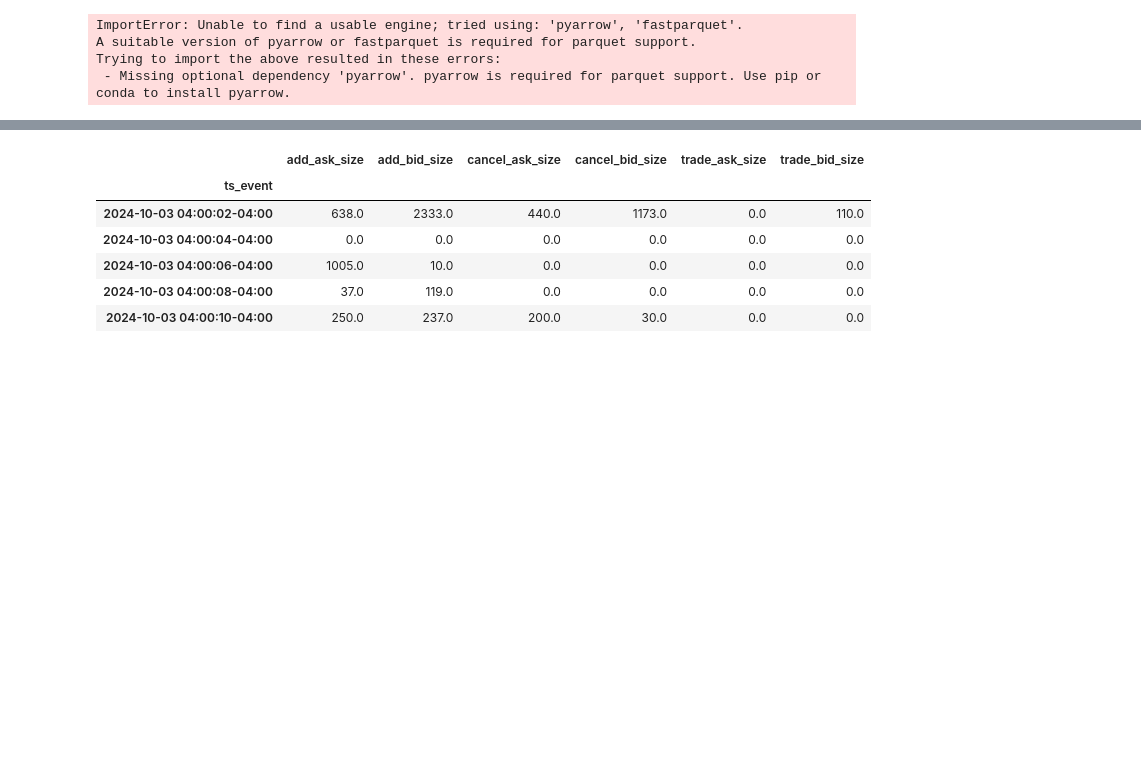
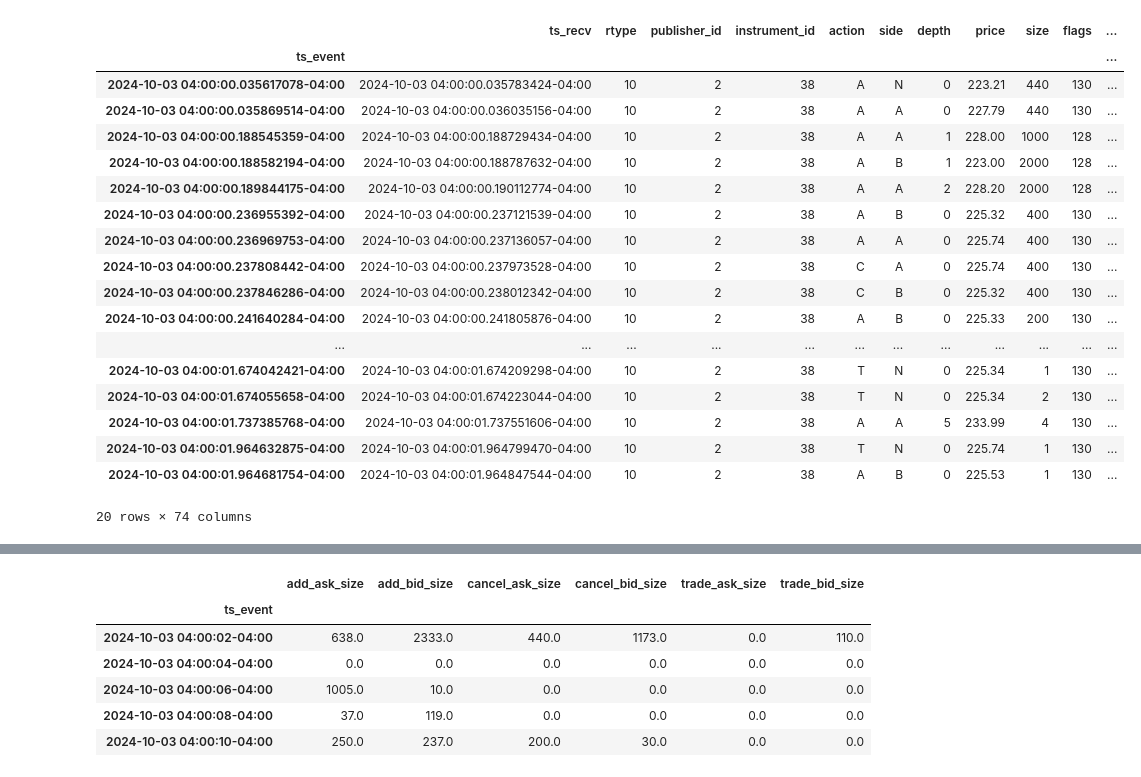
Before and after one commit to LiaoLaurent/Stock-Prediction-Deep-Leaning, a Jupyter notebook: feature_engineering.ipynb, the cells around one changed output, grey strips where cells are left out. Saved outputs shown, nothing was run; the diff lists cells and outputs as text; code cells hidden in the pictures; blank space fills up the shorter version.

```diff
--- a/feature_engineering.ipynb
+++ b/feature_engineering.ipynb
@@ -6,11 +6,26 @@ import pandas as pd
 AAPL_data_path = "/home/janis/EAP1/HFT_QR_RL/data/smash4/DB_MBP_10/AAPL/AAPL_2024-10-03_xnas-itch.parquet"
 
 df = pd.read_parquet(AAPL_data_path)
-df = df.reset_index().set_index("ts_event")
-
-df.head()
+df = df.reset_index().set_index("ts_event") # ça sert à mettre ts_event en index et pas en colonne
-# %% [output]
-ImportError: Unable to find a usable engine; tried using: 'pyarrow', 'fastparquet'.
-A suitable version of pyarrow or fastparquet is required for parquet support.
-Trying to import the above resulted in these errors:
- - Missing optional dependency 'pyarrow'. pyarrow is required for parquet support. Use pip or conda to install pyarrow.
+# %%
+df.head(20)
+# %% [output]
+|  | ts_recv | rtype | publisher_id | instrument_id | action | side | depth | price | size | flags | ... |
+| ts_event |  |  |  |  |  |  |  |  |  |  | ... |
+| 2024-10-03 04:00:00.035617078-04:00 | 2024-10-03 04:00:00.035783424-04:00 | 10 | 2 | 38 | A | N | 0 | 223.21 | 440 | 130 | ... |
+| 2024-10-03 04:00:00.035869514-04:00 | 2024-10-03 04:00:00.036035156-04:00 | 10 | 2 | 38 | A | A | 0 | 227.79 | 440 | 130 | ... |
+| 2024-10-03 04:00:00.188545359-04:00 | 2024-10-03 04:00:00.188729434-04:00 | 10 | 2 | 38 | A | A | 1 | 228.00 | 1000 | 128 | ... |
+| 2024-10-03 04:00:00.188582194-04:00 | 2024-10-03 04:00:00.188787632-04:00 | 10 | 2 | 38 | A | B | 1 | 223.00 | 2000 | 128 | ... |
+| 2024-10-03 04:00:00.189844175-04:00 | 2024-10-03 04:00:00.190112774-04:00 | 10 | 2 | 38 | A | A | 2 | 228.20 | 2000 | 128 | ... |
+| 2024-10-03 04:00:00.236955392-04:00 | 2024-10-03 04:00:00.237121539-04:00 | 10 | 2 | 38 | A | B | 0 | 225.32 | 400 | 130 | ... |
+| 2024-10-03 04:00:00.236969753-04:00 | 2024-10-03 04:00:00.237136057-04:00 | 10 | 2 | 38 | A | A | 0 | 225.74 | 400 | 130 | ... |
+| 2024-10-03 04:00:00.237808442-04:00 | 2024-10-03 04:00:00.237973528-04:00 | 10 | 2 | 38 | C | A | 0 | 225.74 | 400 | 130 | ... |
+| 2024-10-03 04:00:00.237846286-04:00 | 2024-10-03 04:00:00.238012342-04:00 | 10 | 2 | 38 | C | B | 0 | 225.32 | 400 | 130 | ... |
+| 2024-10-03 04:00:00.241640284-04:00 | 2024-10-03 04:00:00.241805876-04:00 | 10 | 2 | 38 | A | B | 0 | 225.33 | 200 | 130 | ... |
+| ... | ... | ... | ... | ... | ... | ... | ... | ... | ... | ... | ... |
+| 2024-10-03 04:00:01.674042421-04:00 | 2024-10-03 04:00:01.674209298-04:00 | 10 | 2 | 38 | T | N | 0 | 225.34 | 1 | 130 | ... |
+| 2024-10-03 04:00:01.674055658-04:00 | 2024-10-03 04:00:01.674223044-04:00 | 10 | 2 | 38 | T | N | 0 | 225.34 | 2 | 130 | ... |
+| 2024-10-03 04:00:01.737385768-04:00 | 2024-10-03 04:00:01.737551606-04:00 | 10 | 2 | 38 | A | A | 5 | 233.99 | 4 | 130 | ... |
+| 2024-10-03 04:00:01.964632875-04:00 | 2024-10-03 04:00:01.964799470-04:00 | 10 | 2 | 38 | T | N | 0 | 225.74 | 1 | 130 | ... |
+| 2024-10-03 04:00:01.964681754-04:00 | 2024-10-03 04:00:01.964847544-04:00 | 10 | 2 | 38 | A | B | 0 | 225.53 | 1 | 130 | ... |
+20 rows × 74 columns
```
Also changed, not shown: parts of 8 cells of this notebook, 1 other file.
